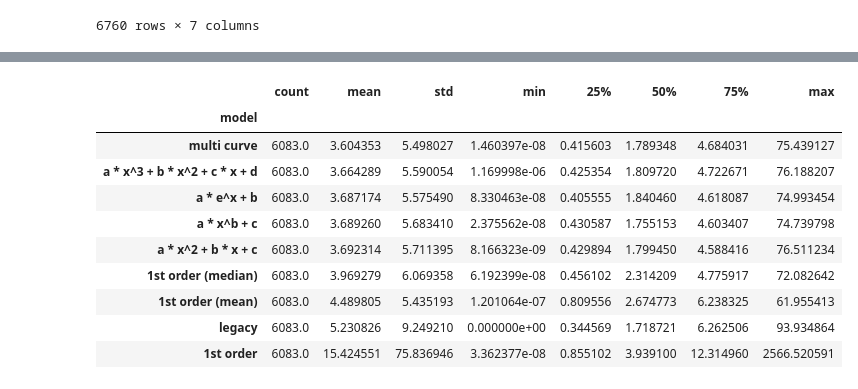
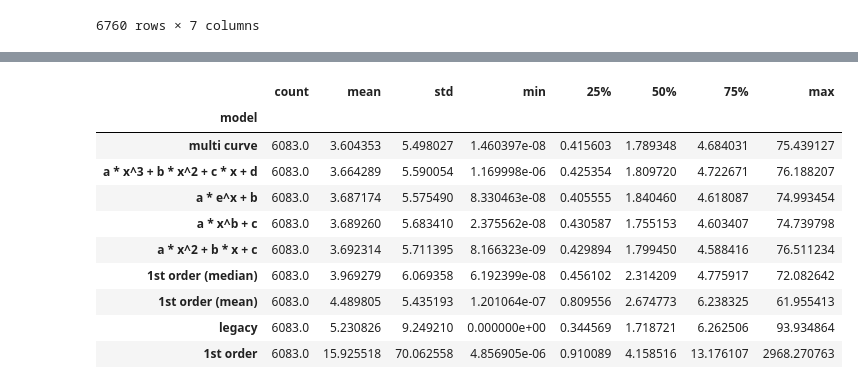
Before and after one commit to molguin92/EdgeDroid2, a Jupyter notebook: analysis_2023/full_validation_ignore_outliers.ipynb, the cells around one changed output, grey strips where cells are left out. Saved outputs shown, nothing was run; the diff lists cells and outputs as text; code cells hidden in the pictures.

```diff
--- a/analysis_2023/full_validation_ignore_outliers.ipynb
+++ b/analysis_2023/full_validation_ignore_outliers.ipynb
@@ -143,7 +143,7 @@ for participant in tqdm(data["participant"].unique(), desc="Run"):
                     model.advance(prev_ttf)
 
                 prediction = model.get_execution_time()
-                error = np.nan if outlier else (prediction - exec_time)
+                error = prediction - exec_time
                 result_rows.append({
                     "real": exec_time,
                     "prediction": prediction,
@@ -152,16 +152,14 @@ for participant in tqdm(data["participant"].unique(), desc="Run"):
                     "model": model_name,
                     "duration": prev_duration,
                     "neuro": neuro,
-                    # "kernel": kernel_name,
-                    # "ttf_bins": ttf_bins,
-                    # "window_size": window_size,
+                    "outlier": outlier,
                 })
 
 results = pd.DataFrame(result_rows)
 for col in ("model", ):  # "kernel"):
     results[col] = results[col].astype("category")
 
-results.to_parquet("./full_validation_ignore_outliers.parquet")
+results.to_parquet("./full_validation_marked_outliers.parquet")
 results
 
 
@@ -225,16 +223,16 @@ multi curve                    [0.5, inf)   [5.0, 9.0)      3.446193
 Name: sqr_error, dtype: float64
 # %%
-mse_results = results.groupby(["model"], observed=True)["sqr_error"].describe().sort_values(by="mean", ascending=True)
+mse_results = results.query("~outlier").groupby(["model"], observed=True)["sqr_error"].describe().sort_values(by="mean", ascending=True)
 mse_results
 # %% [output]
 |  | count | mean | std | min | 25% | 50% | 75% | max |
 | model |  |  |  |  |  |  |  |  |
 | multi curve | 6083.0 | 3.604353 | 5.498027 | 1.460397e-08 | 0.415603 | 1.789348 | 4.684031 | 75.439127 |
 | a * x^3 + b * x^2 + c * x + d | 6083.0 | 3.664289 | 5.590054 | 1.169998e-06 | 0.425354 | 1.809720 | 4.722671 | 76.188207 |
 | a * e^x + b | 6083.0 | 3.687174 | 5.575490 | 8.330463e-08 | 0.405555 | 1.840460 | 4.618087 | 74.993454 |
 | a * x^b + c | 6083.0 | 3.689260 | 5.683410 | 2.375562e-08 | 0.430587 | 1.755153 | 4.603407 | 74.739798 |
 | a * x^2 + b * x + c | 6083.0 | 3.692314 | 5.711395 | 8.166323e-09 | 0.429894 | 1.799450 | 4.588416 | 76.511234 |
 | 1st order (median) | 6083.0 | 3.969279 | 6.069358 | 6.192399e-08 | 0.456102 | 2.314209 | 4.775917 | 72.082642 |
 | 1st order (mean) | 6083.0 | 4.489805 | 5.435193 | 1.201064e-07 | 0.809556 | 2.674773 | 6.238325 | 61.955413 |
 | legacy | 6083.0 | 5.230826 | 9.249210 | 0.000000e+00 | 0.344569 | 1.718721 | 6.262506 | 93.934864 |
-| 1st order | 6083.0 | 15.424551 | 75.836946 | 3.362377e-08 | 0.855102 | 3.939100 | 12.314960 | 2566.520591 |
+| 1st order | 6083.0 | 15.925518 | 70.062558 | 4.856905e-06 | 0.910089 | 4.158516 | 13.176107 | 2968.270763 |
```
Also changed, not shown: parts of 6 cells of this notebook, 1 other file.
